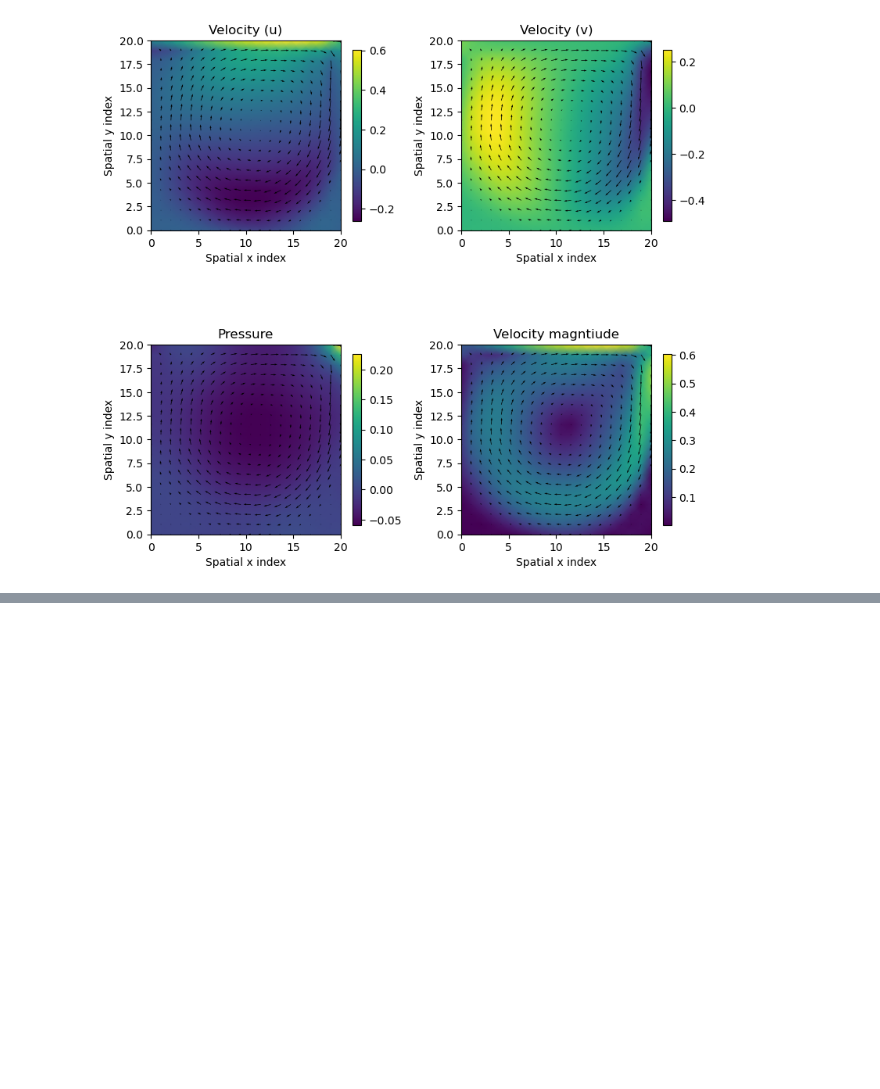
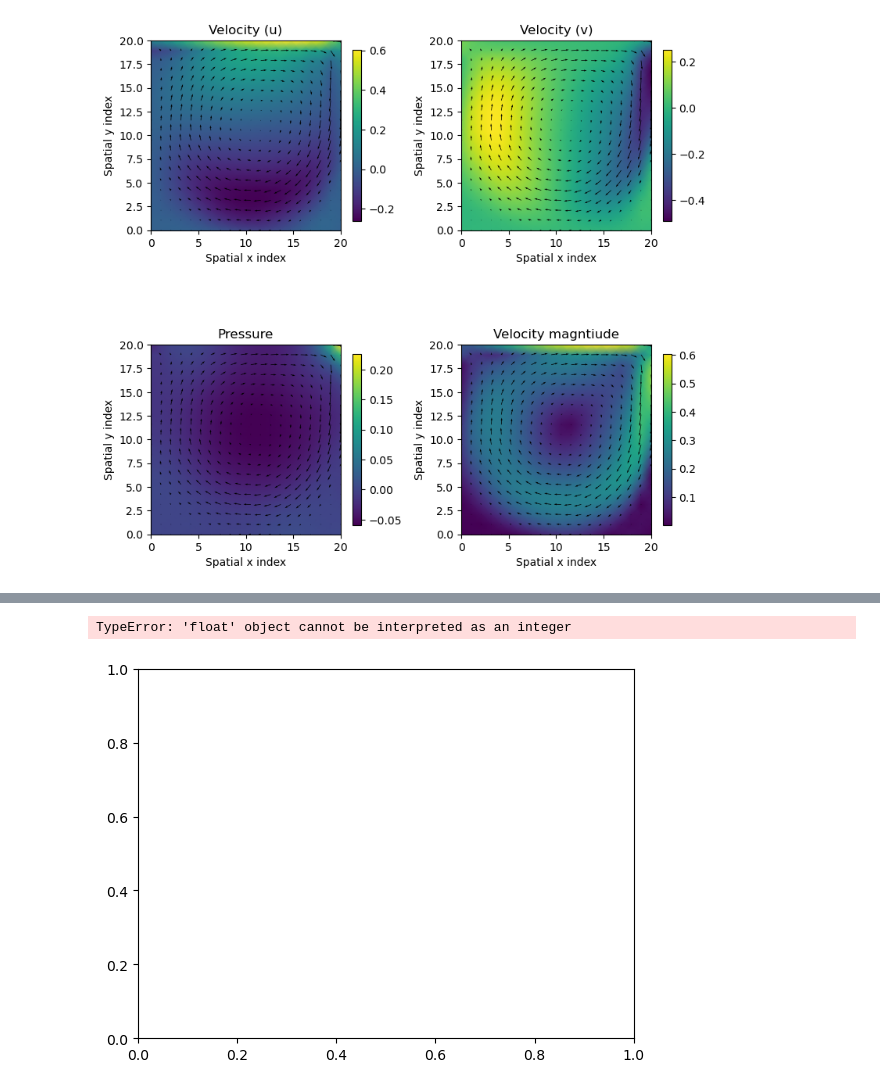
Before and after one commit to harrymchugh/pinns, a Jupyter notebook: src/2d-ns/2d-ns-simulation.ipynb, the cells around one changed output, grey strips where cells are left out. Drawn from its saved outputs; the diff is of its cells as text; code cells hidden in the pictures; blank space fills up the shorter version.

```diff
--- a/src/2d-ns/2d-ns-simulation.ipynb
+++ b/src/2d-ns/2d-ns-simulation.ipynb
@@ -103,0 +172,13 @@ plt.show()
+# %%
+#Create a function that creates an artist at each animation
+fig, ax = plt.subplots()
+def animate(i):
+    print(i)
+    ax.clear()
+    return ax.pcolormesh(X, Y, u_full[:,:,int(i)], shading='gouraud')
+
+ani = animation.FuncAnimation(fig, animate, num_outputs, interval=1, save_count=num_outputs)
+ani.save('u.gif')
+# %% [output]
+TypeError: 'float' object cannot be interpreted as an integer
+[figure, added]
```
Also changed, not shown: parts of 8 cells of this notebook, 1 other file.
